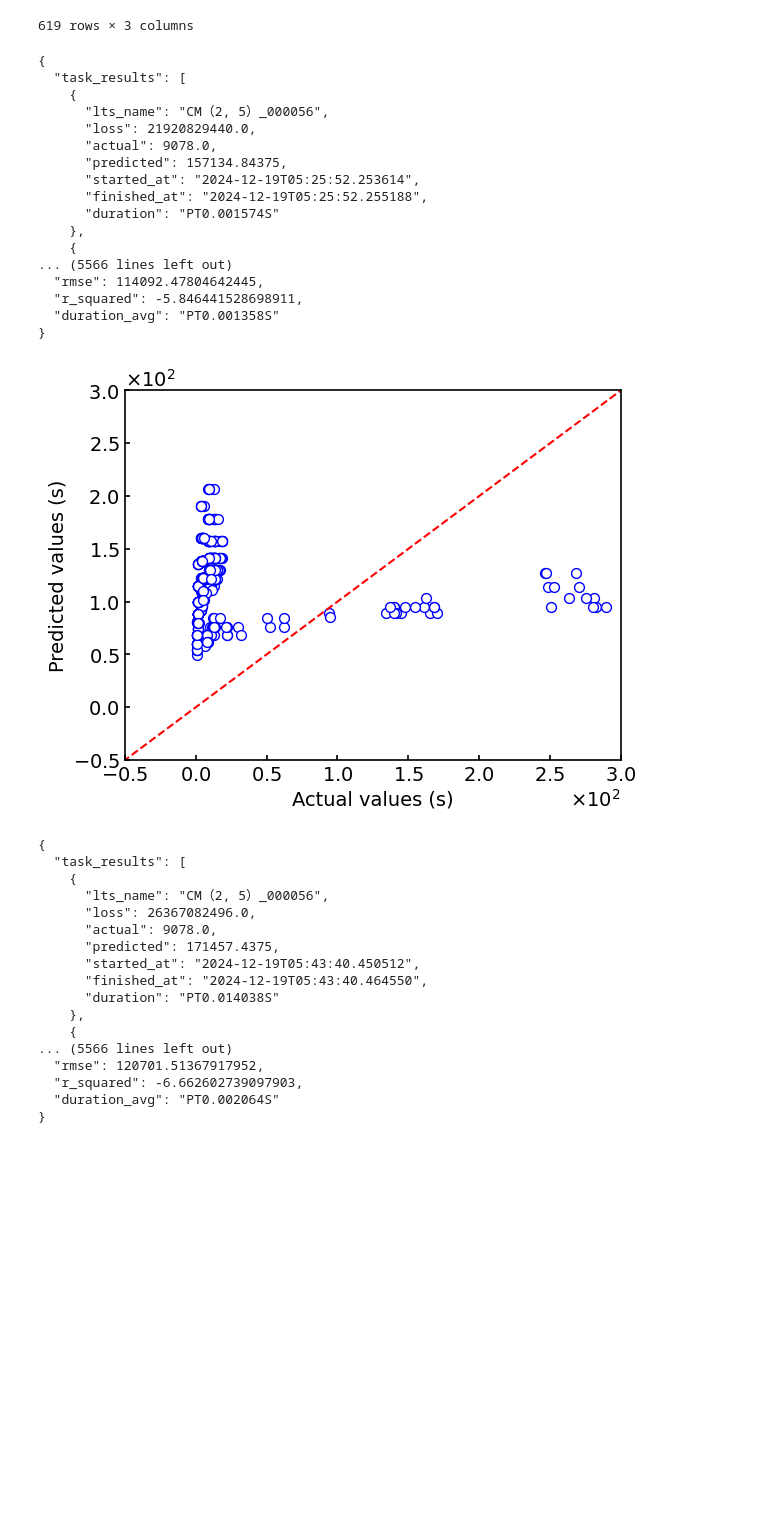
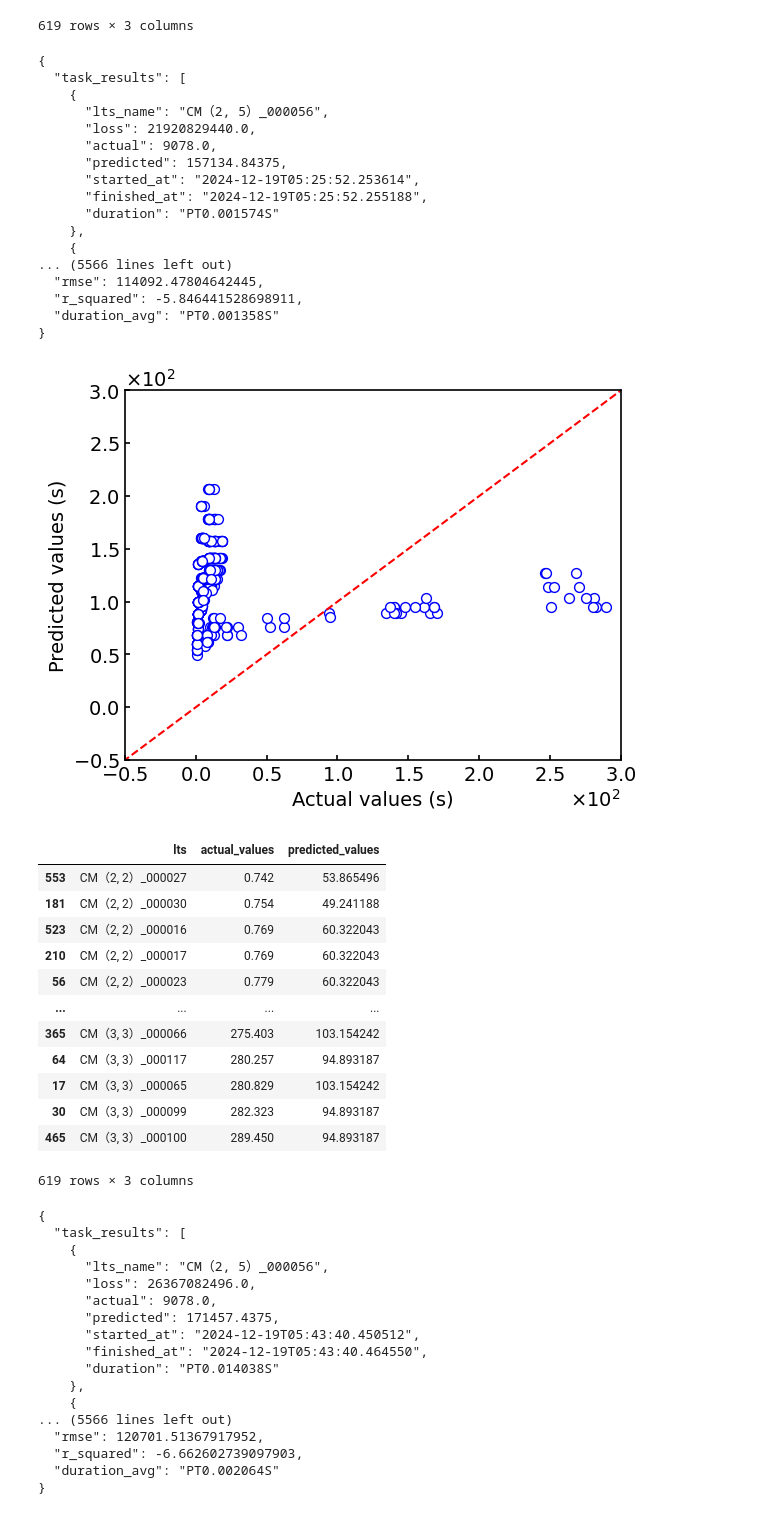
Before and after one commit to ITK13201/ml-dcs, a Jupyter notebook: ml-dcs/notebooks/evaluation_20241220/results/unknown_scenarios/calculation-time_CM.ipynb, the cells around one changed output. Saved outputs shown, nothing was run; the diff lists cells and outputs as text; code cells hidden in the pictures; blank space fills up the shorter version.

```diff
--- a/ml-dcs/notebooks/evaluation_20241220/results/unknown_scenarios/calculation-time_CM.ipynb
+++ b/ml-dcs/notebooks/evaluation_20241220/results/unknown_scenarios/calculation-time_CM.ipynb
@@ -217,33 +215,48 @@ graph = Graph(
     x_label=X_LABEL,
     y_label=Y_LABEL,
     x_lim=LIM,
     y_lim=LIM,
     order_of_mag=ORDER_OF_MAG
 )
 util = GraphUtil(graph)
 util.show()
 
 results_mae.append(data_model.mae)
 results_rmse.append(data_model.rmse)
+
+EvaluationResult.from_gnn_class(data_model).dataframe_div1000
 # %% [output]
 {
   "task_results": [
     {
       "lts_name": "CM（2, 5）_000056",
       "loss": 21920829440.0,
       "actual": 9078.0,
       "predicted": 157134.84375,
       "started_at": "2024-12-19T05:25:52.253614",
       "finished_at": "2024-12-19T05:25:52.255188",
       "duration": "PT0.001574S"
     },
     {
 ... (5566 lines left out)
   "rmse": 114092.47804642445,
   "r_squared": -5.846441528698911,
   "duration_avg": "PT0.001358S"
 }
 [figure]
+|  | lts | actual_values | predicted_values |
+| 553 | CM（2, 2）_000027 | 0.742 | 53.865496 |
+| 181 | CM（2, 2）_000030 | 0.754 | 49.241188 |
+| 523 | CM（2, 2）_000016 | 0.769 | 60.322043 |
+| 210 | CM（2, 2）_000017 | 0.769 | 60.322043 |
+| 56 | CM（2, 2）_000023 | 0.779 | 60.322043 |
+| ... | ... | ... | ... |
+| 365 | CM（3, 3）_000066 | 275.403 | 103.154242 |
+| 64 | CM（3, 3）_000117 | 280.257 | 94.893187 |
+| 17 | CM（3, 3）_000065 | 280.829 | 103.154242 |
+| 30 | CM（3, 3）_000099 | 282.323 | 94.893187 |
+| 465 | CM（3, 3）_000100 | 289.450 | 94.893187 |
+619 rows × 3 columns
 # %%
 from ml_dcs.internal.graph.graph import GraphUtil
 import json
```
Also changed, not shown: parts of 1 cell of this notebook, 6 other files.
